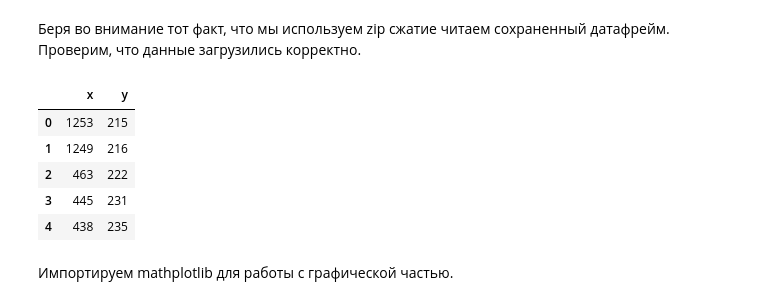
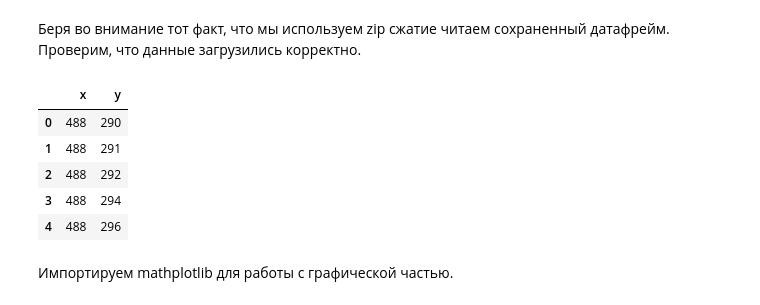
Before and after one commit to KasarD/mouse-events, a Jupyter notebook: data_visualize.ipynb, the cells around one changed output. Drawn from its saved outputs; the diff is of its cells as text; code cells hidden in the pictures.

```diff
--- a/data_visualize.ipynb
+++ b/data_visualize.ipynb
@@ -9,15 +9,15 @@ import numpy as np
 Беря во внимание тот факт, что мы используем zip сжатие читаем сохраненный датафрейм. <br>
 Проверим, что данные загрузились корректно.
 # %%
-df = pd.read_pickle('./backend/20181031001435_gg.pkl', compression='zip')
+df = pd.read_pickle('./backend/20181031110838_Sanya.pkl', compression='zip')
 df.iloc[:5]
 # %% [output]
 |  | x | y |
-| 0 | 1253 | 215 |
-| 1 | 1249 | 216 |
-| 2 | 463 | 222 |
-| 3 | 445 | 231 |
-| 4 | 438 | 235 |
+| 0 | 488 | 290 |
+| 1 | 488 | 291 |
+| 2 | 488 | 292 |
+| 3 | 488 | 294 |
+| 4 | 488 | 296 |
 # %% [markdown]
 Импортируем mathplotlib для работы с графической частью.
 # %%
```
Also changed, not shown: 6 other files.
